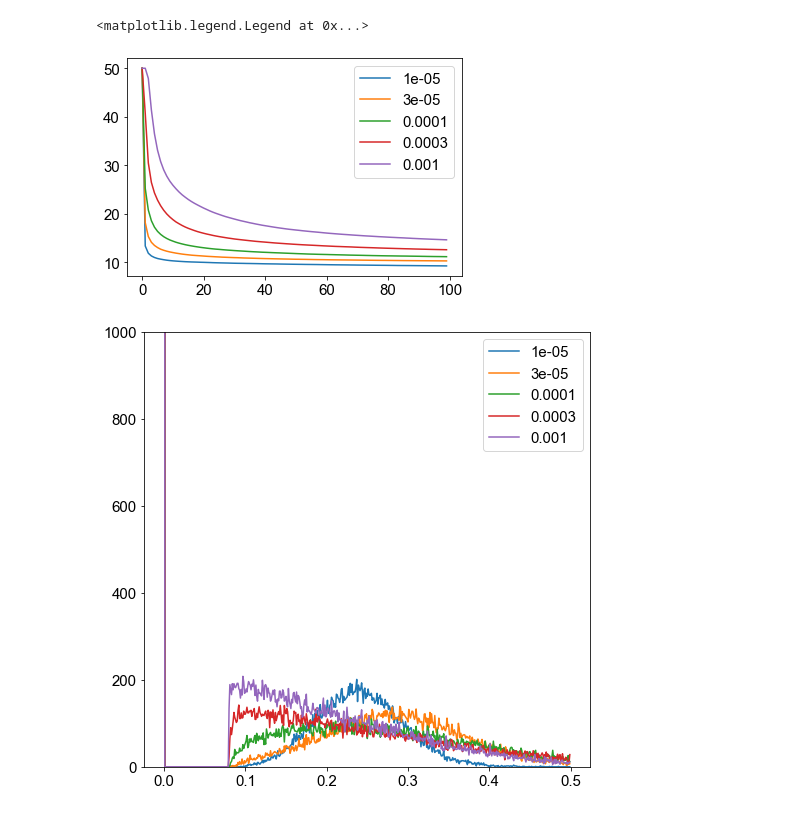
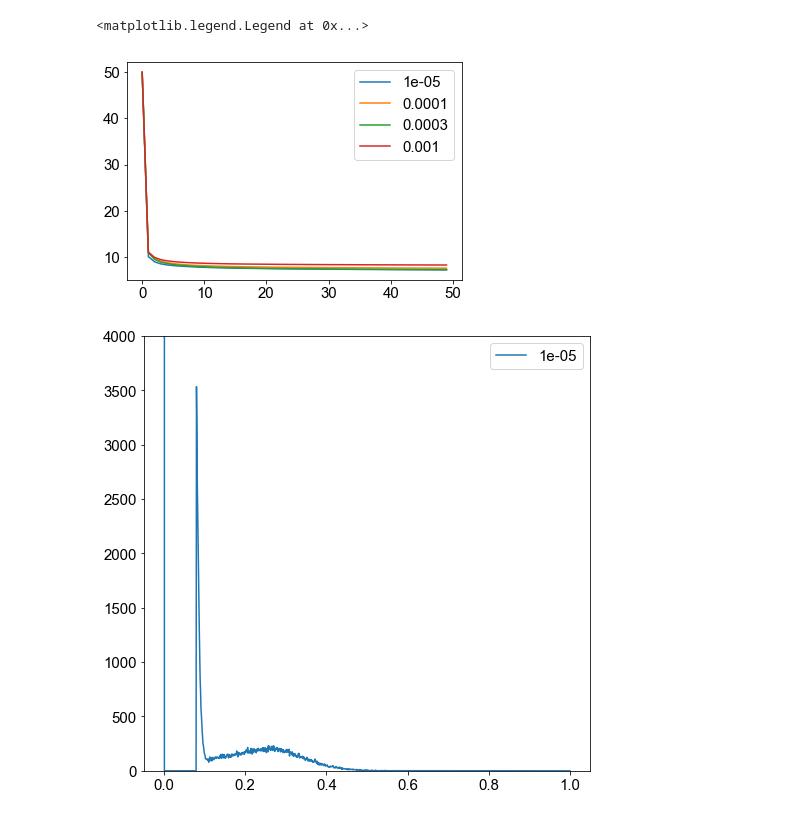
Before and after one commit to gyyang/olfaction_evolution, a Jupyter notebook: notebooks/analyze_K_big.ipynb, the cells around one changed output. Cells and saved outputs as stored; diff of their text form; code cells hidden in the pictures.

```diff
--- a/notebooks/analyze_K_big.ipynb
+++ b/notebooks/analyze_K_big.ipynb
@@ -53,7 +53,7 @@ plt.ylim([0, 10000])
 peak_inds = np.zeros_like(res['kc_prune_threshold']).astype(np.bool)
 for i, thres in enumerate(res['kc_prune_threshold']):
     x = np.where(res['lin_bins'][i,:-1] > res['kc_prune_threshold'][i])[0][0]
-    if res['lin_hist'][i,-1,x] > 4000:
+    if res['lin_hist'][i,-1,x] > 2000:
         peak_inds[i] = False
     else:
         peak_inds[i] = True
@@ -218,14 +225,14 @@ marginal_plot('separate_lr', 'train_acc', 'N_KC', {'kc_prune_threshold':0.08})
 # %%
-x = filter(res, {'N_KC':2500, 'kc_prune_threshold':0.08, 'lr':0.0003})
+x = filter(res, {'N_KC':10000, 'kc_prune_threshold':0.08, 'lr':0.003})
 plt.plot(x['K'].T)
 plt.legend(np.unique(x['separate_lr']))
 
 plt.figure(figsize=(8,8))
-plt.plot(x['lin_bins'][0,:500],x['lin_hist'][:,-1,:500].T)
-plt.ylim([0, 1000])
+plt.plot(x['lin_bins'][0,:-1],x['lin_hist'][0,-1].T)
+plt.ylim([0, 4000])
 plt.legend(np.unique(x['separate_lr']))
 # %% [output]
 <matplotlib.legend.Legend at 0x...>
-[figure, old version]
+[figure, new version]
-[figure, old version]
+[figure, new version]
 # %%
```
Also changed, not shown: parts of 20 cells of this notebook, 1 other file.
